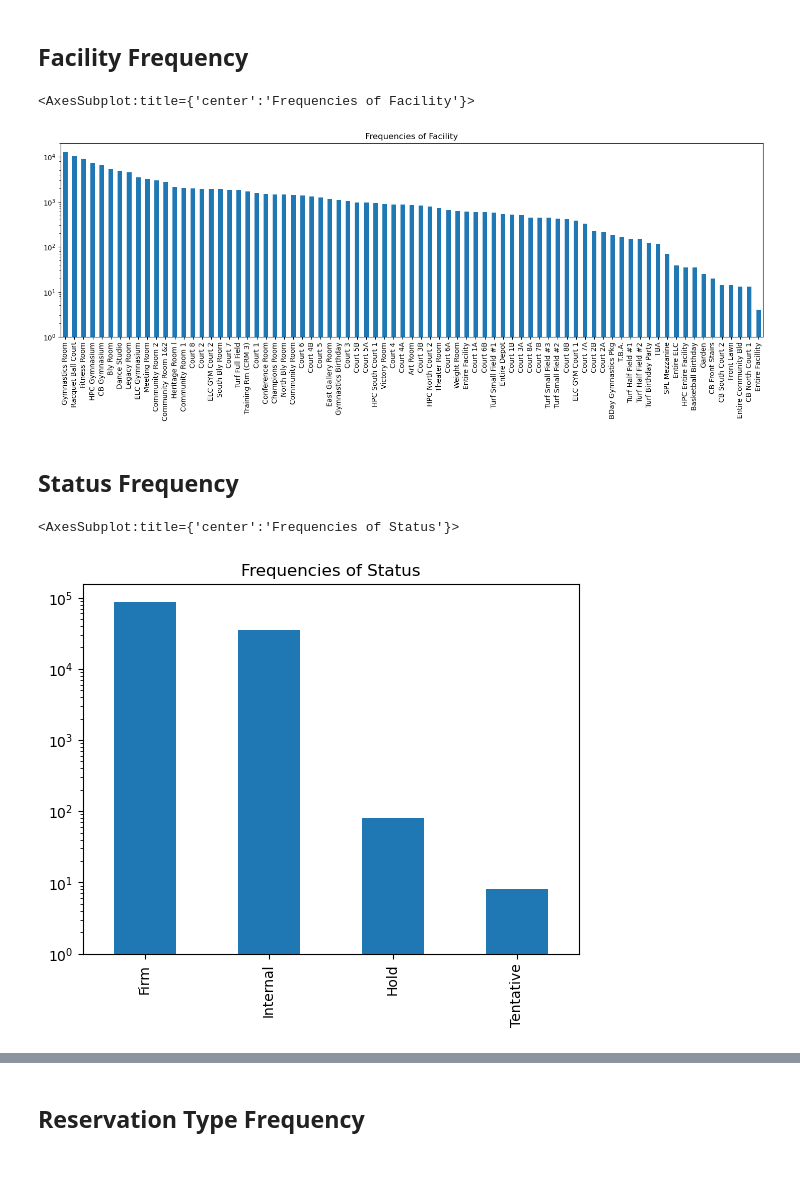
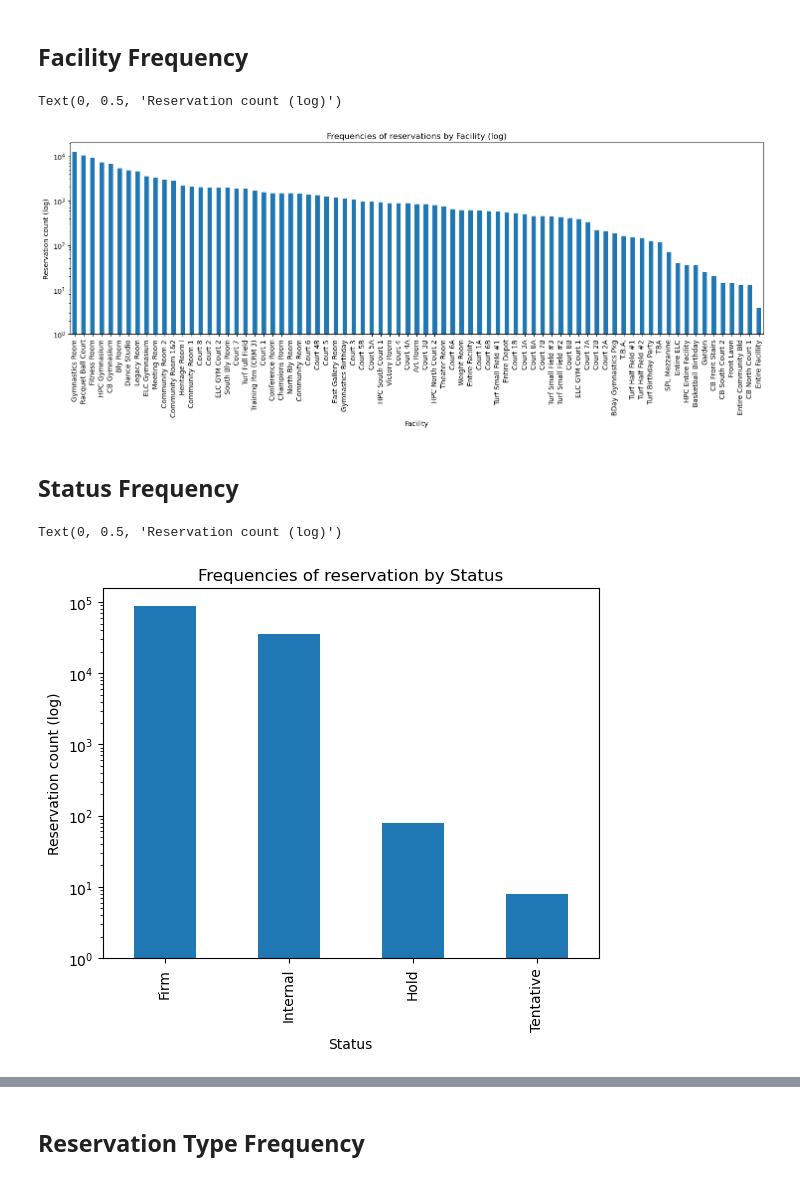
Before and after one commit to EarliestFall988/Data-Science-CIS-590, a Jupyter notebook: Visualizations/Visualizations.ipynb, the cells around one changed output, grey strips where cells are left out. Saved outputs shown, nothing was run; the diff lists cells and outputs as text; code cells hidden in the pictures.

```diff
--- a/Visualizations/Visualizations.ipynb
+++ b/Visualizations/Visualizations.ipynb
@@ -48,19 +54,23 @@ df['Facility Code'].value_counts().plot(ax=ax, kind='bar', figsize=(18, 5), log=
 ## Facility Frequency
 # %%
 fig, ax = plt.subplots()
-ax.set_title("Frequencies of Facility")
+ax.set_title("Frequencies of reservations by Facility (log)")
 df['Facility'].value_counts().plot(ax=ax, kind='bar', figsize=(18, 5), log=True)
+ax.set_xlabel('Facility')
+ax.set_ylabel('Reservation count (log)')
 # %% [output]
-<AxesSubplot:title={'center':'Frequencies of Facility'}>
+Text(0, 0.5, 'Reservation count (log)')
-[figure, old version]
+[figure, new version]
 # %% [markdown]
 ## Status Frequency
 # %%
 fig, ax = plt.subplots()
-ax.set_title("Frequencies of Status")
+ax.set_title("Frequencies of reservation by Status")
 df['Status'].value_counts().plot(ax=ax, kind='bar', log=True)
+ax.set_xlabel('Status')
+ax.set_ylabel('Reservation count (log)')
 # %% [output]
-<AxesSubplot:title={'center':'Frequencies of Status'}>
+Text(0, 0.5, 'Reservation count (log)')
-[figure, old version]
+[figure, new version]
 # %%
 df.groupby(['Status']).sum().plot(kind='pie', y = 'Reservation Count',autopct='%1.2f%%')
```
Also changed, not shown: parts of 10 cells of this notebook.
